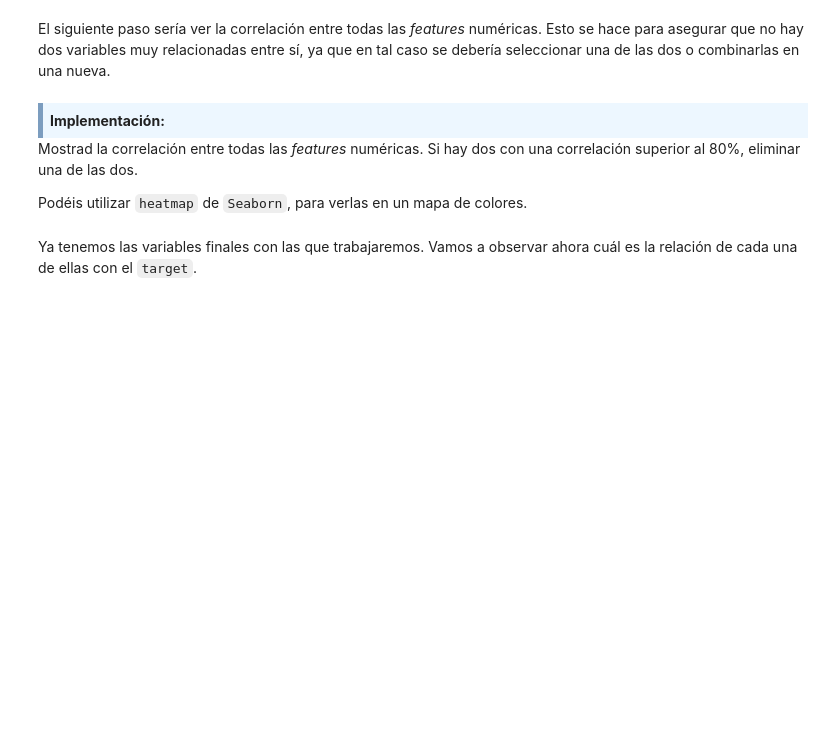
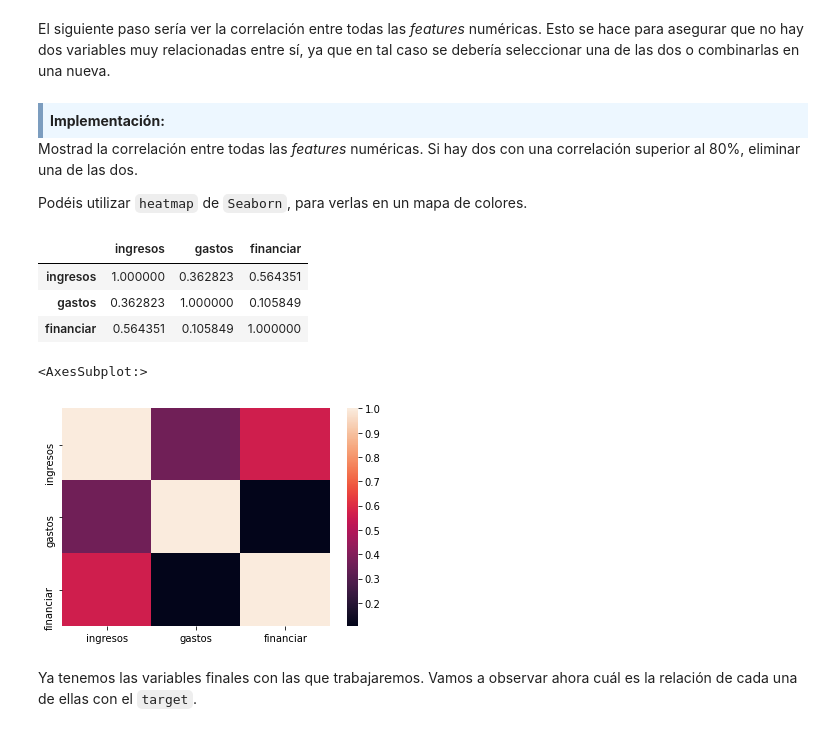
Before and after one commit to franjmelchor/MAMD_PEC3, a Jupyter notebook: code/20202_M2.855_PEC3_Enunciado.ipynb, the cells around one changed output. Drawn from its saved outputs; the diff is of its cells as text; code cells hidden in the pictures; blank space fills up the shorter version.

```diff
--- a/code/20202_M2.855_PEC3_Enunciado.ipynb
+++ b/code/20202_M2.855_PEC3_Enunciado.ipynb
@@ -776,0 +840,4 @@ Comprueba si hay valores `null`. En caso de haberlos, elimina las filas correspo
+# %%
+hipotecas['financiar'] = hipotecas.apply(lambda func: func.vivienda - func.ahorros, axis=1)
+# %%
+hipotecas = hipotecas[['ingresos', 'estado_civil', 'hijos', 'trabajo', 'gastos','financiar','hipoteca']]
@@ -784,6 +860,22 @@ El siguiente paso sería ver la correlación entre todas las _features_ numéric
 Mostrad la correlación entre todas las _features_ numéricas. Si hay dos con una correlación superior al 80%, eliminar una de las dos.
 
 Podéis utilizar `heatmap` de `Seaborn`, para verlas en un mapa de colores.
+# %%
+hipotecas_numeric = hipotecas[['ingresos','gastos','financiar']]
+# %%
+hipotecas_corr = hipotecas_numeric.corr(method='pearson')
+# %%
+hipotecas_corr
+# %% [output]
+|  | ingresos | gastos | financiar |
+| ingresos | 1.000000 | 0.362823 | 0.564351 |
+| gastos | 0.362823 | 1.000000 | 0.105849 |
+| financiar | 0.564351 | 0.105849 | 1.000000 |
+# %%
+sns.heatmap(hipotecas_corr)
+# %% [output]
+<AxesSubplot:>
+[figure, added]
 # %% [markdown]
 Ya tenemos las variables finales con las que trabajaremos. Vamos a observar ahora cuál es la relación de cada una de ellas con el `target`.
 # %% [markdown]
```
Also changed, not shown: parts of 53 cells of this notebook, 3 other files.
